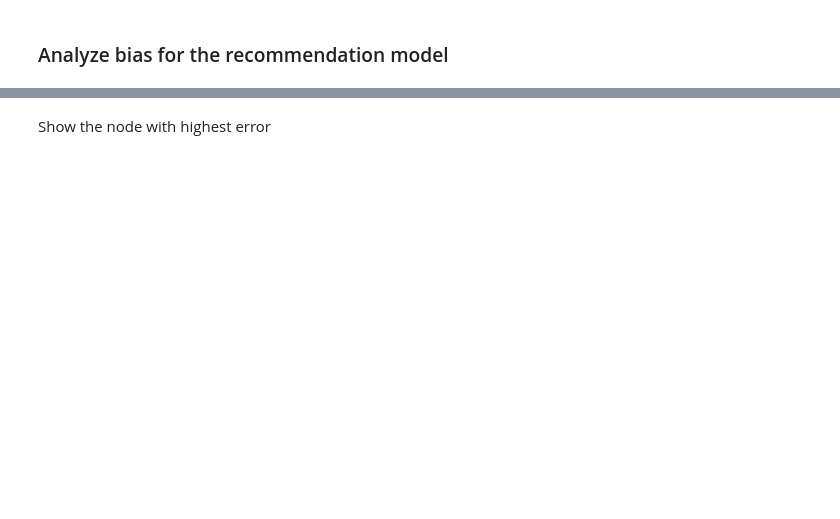
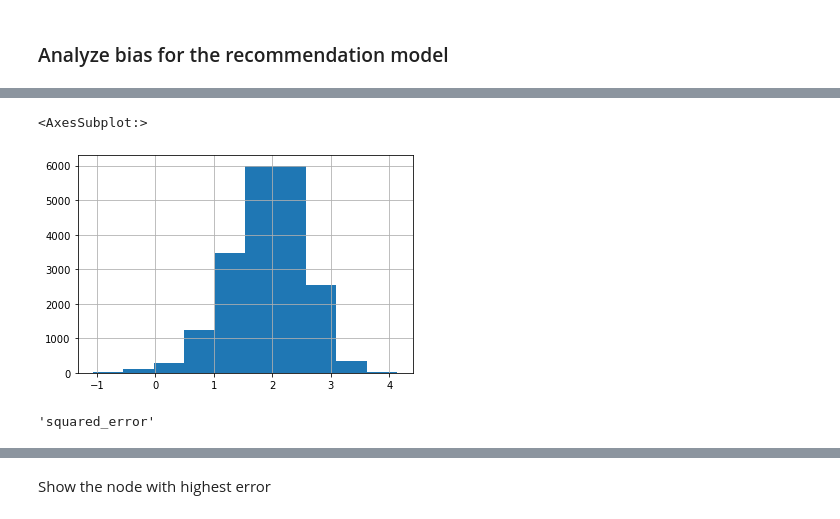
Before and after one commit to JoannaMisztalRadecka/recommendation-bias-detection, a Jupyter notebook: Model re-training for bias reduction.ipynb, the cells around one changed output, grey strips where cells are left out. Drawn from its saved outputs; the diff is of its cells as text; code cells hidden in the pictures; blank space fills up the shorter version.

```diff
--- a/Model re-training for bias reduction.ipynb
+++ b/Model re-training for bias reduction.ipynb
@@ -45,3 +67,12 @@ METRIC = 'squared_error'
+# %%
+X_test['pred'].hist()
+# %% [output]
+<AxesSubplot:>
+[figure, added]
+# %%
+METRIC
+# %% [output]
+'squared_error'
 # %%
 bias_tree_test = get_metric_bias_tree_for_model(model, X_test, data.attributes_dict,
                                                  metric_name=METRIC,
```
Also changed, not shown: parts of 9 cells of this notebook, 1 other file.
